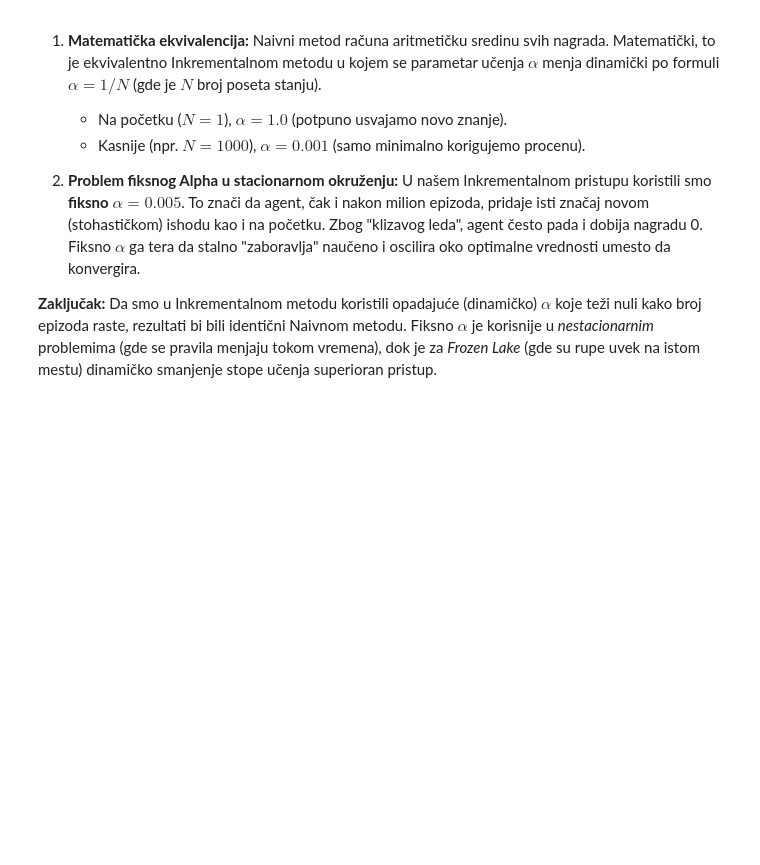
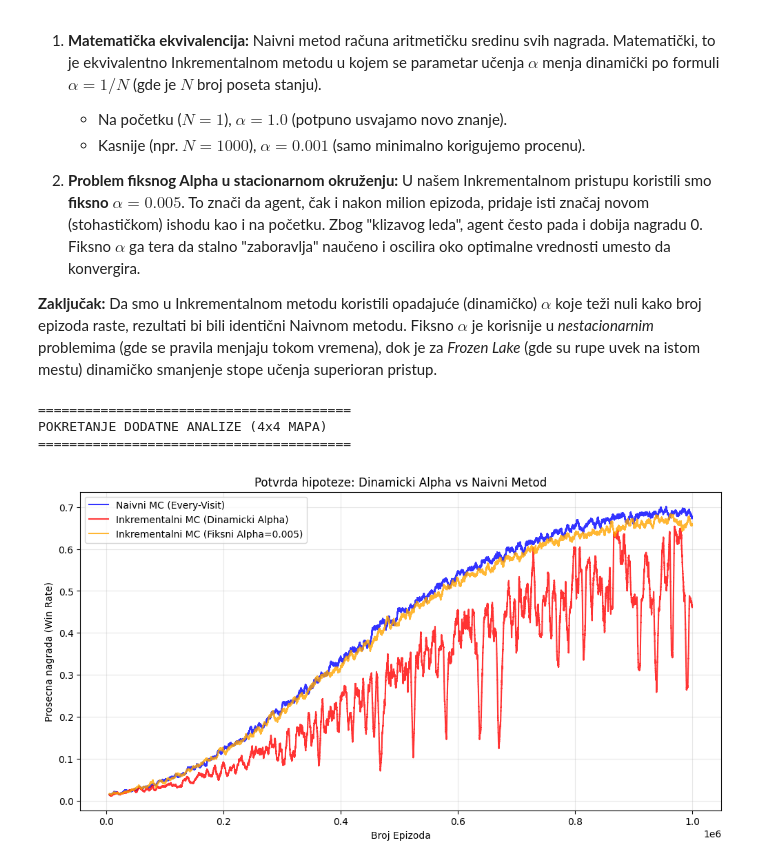
Before and after one commit to Konstantin036/aisa, a Jupyter notebook: Domaći/Frozen Lake.ipynb, the cells around one changed output. Saved outputs shown, nothing was run; the diff lists cells and outputs as text; code cells hidden in the pictures; blank space fills up the shorter version.

```diff
--- a/Domaći/Frozen Lake.ipynb
+++ b/Domaći/Frozen Lake.ipynb
@@ -414,3 +410,76 @@ Primetna razlika u performansama između **Naivnog** (plava linija) i **Inkremen
     U našem Inkrementalnom pristupu koristili smo **fiksno** $\alpha = 0.005$. To znači da agent, čak i nakon milion epizoda, pridaje isti značaj novom (stohastičkom) ishodu kao i na početku. Zbog "klizavog leda", agent često pada i dobija nagradu 0. Fiksno $\alpha$ ga tera da stalno "zaboravlja" naučeno i oscilira oko optimalne vrednosti umesto da konvergira.
 
 **Zaključak:** Da smo u Inkrementalnom metodu koristili opadajuće (dinamičko) $\alpha$ koje teži nuli kako broj epizoda raste, rezultati bi bili identični Naivnom metodu. Fiksno $\alpha$ je korisnije u *nestacionarnim* problemima (gde se pravila menjaju tokom vremena), dok je za *Frozen Lake* (gde su rupe uvek na istom mestu) dinamičko smanjenje stope učenja superioran pristup.
+# %%
+#--- NOVI METOD: Inkrementalni MC sa Dinamickim Alpha ---
+def train_dynamic_alpha_mc(map_desc, num_episodes, gamma=0.99):
+    env = gym.make('FrozenLake-v1', desc=map_desc, is_slippery=True)
+    Q = defaultdict(lambda: np.zeros(env.action_space.n))
+
+    #Moramo da pamtimo broj poseta da bismo racunali alpha
+    visits = defaultdict(lambda: np.zeros(env.action_space.n))
+
+    epsilon = 1.0
+    min_epsilon = 0.01
+    decay = 0.999995
+    history = []
+
+    for _ in trange(num_episodes, desc="Dynamic Alpha MC"):
+        episode = generate_episode(env, Q, epsilon)
+        epsilon = max(min_epsilon, epsilon * decay)
+        history.append(episode[-1][2])
+
+        G = 0
+        for t in range(len(episode)-1, -1, -1):
+            state, action, reward = episode[t]
+            G = gamma * G + reward
+
+            #--- DINAMICKI ALPHA (Hipoteza) ---
+            #Alpha opada sa brojem poseta (1/1, 1/2, 1/3... 1/N)
+            visits[state][action] += 1
+            alpha = 1.0 / visits[state][action]
+
+            old_val = Q[state][action]
+            Q[state][action] = old_val + alpha * (G - old_val)
+
+    return Q, history
+
+#--- IZVRSAVANJE POREDJENJA ---
+print("="*40)
+print("POKRETANJE DODATNE ANALIZE (4x4 MAPA)")
+print("="*40)
+
+# #1.Naivni Metod (Referenca)
+# start = time.time()
+# _, hist_naive = train_naive_mc(CUSTOM_MAP_4x4, NUM_EPISODES)
+# print(f"Naivni MC zavrsen za: {format_time(time.time() - start)}")
+
+# # 2.Inkrementalni Metod (Fiksni Alpha)
+# start = time.time()
+# _, hist_fixed = train_incremental_mc(CUSTOM_MAP_4x4, NUM_EPISODES, alpha=0.005)
+# print(f"Fiksni Alpha (0.005) zavrsen za: {format_time(time.time() - start)}")
+
+# #3.Inkrementalni Metod (Dinamicki Alpha)
+# start = time.time()
+# _, hist_dynamic = train_dynamic_alpha_mc(CUSTOM_MAP_4x4, NUM_EPISODES)
+# print(f"Dinamicki Alpha (1/N) zavrsen za:  {format_time(time.time() - start)}")
+
+#--- CRTANJE GRAFIKA POREĐENJA ---
+plt.figure(figsize=(12, 6))
+
+#Crtamo sve tri linije
+plt.plot(get_rolling_mean(hist_naive, WINDOW_SIZE), label="Naivni MC (Every-Visit)", color="blue", alpha=0.8)
+plt.plot(get_rolling_mean(hist_fixed, WINDOW_SIZE), label="Inkrementalni MC (Dinamicki Alpha)", color="red", alpha=0.8)
+plt.plot(get_rolling_mean(hist_dynamic, WINDOW_SIZE), label="Inkrementalni MC (Fiksni Alpha=0.005)", color="orange", alpha=0.8)
+
+plt.title("Potvrda hipoteze: Dinamicki Alpha vs Naivni Metod")
+plt.xlabel("Broj Epizoda")
+plt.ylabel("Prosecna nagrada (Win Rate)")
+plt.legend()
+plt.grid(True, alpha=0.3)
+plt.show()
+# %% [output]
+========================================
+POKRETANJE DODATNE ANALIZE (4x4 MAPA)
+========================================
+[figure, added]
```
Also changed, not shown: parts of 10 cells of this notebook.
